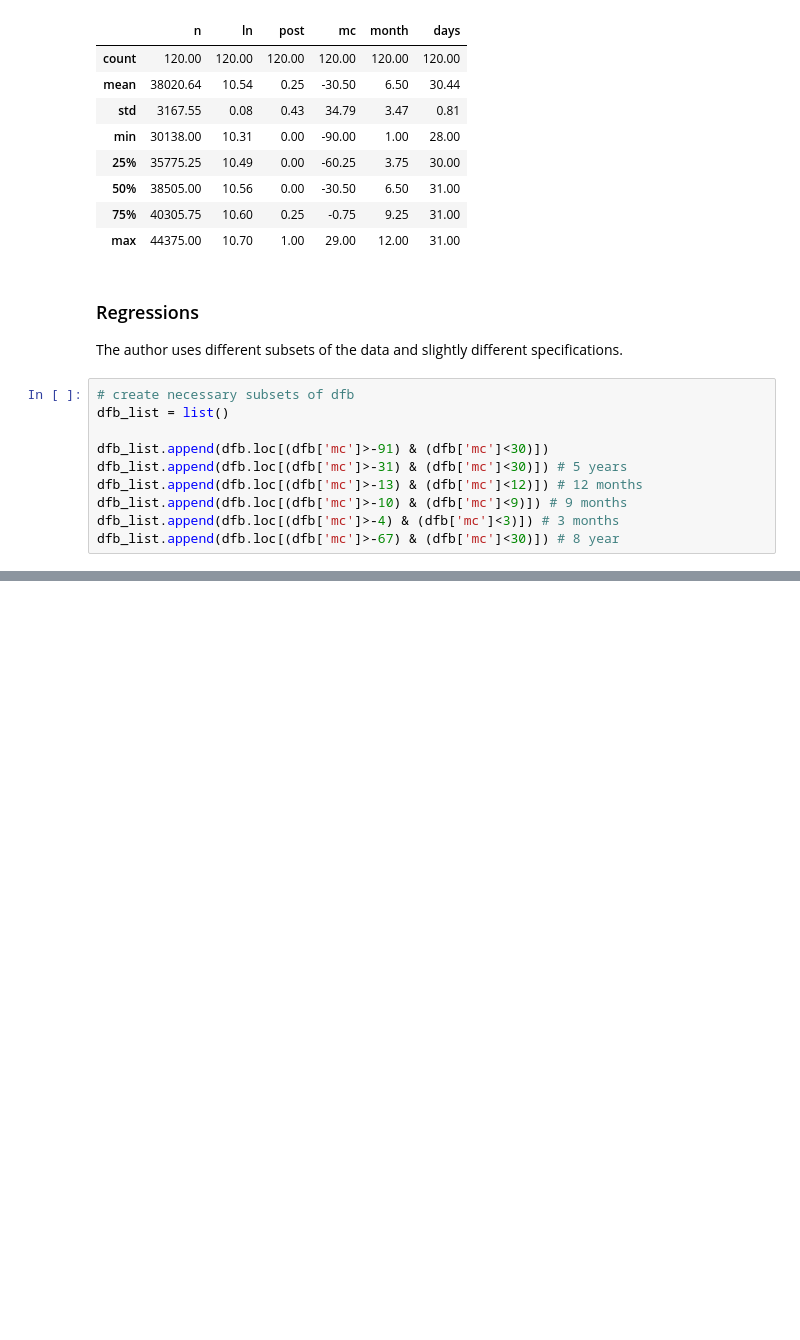
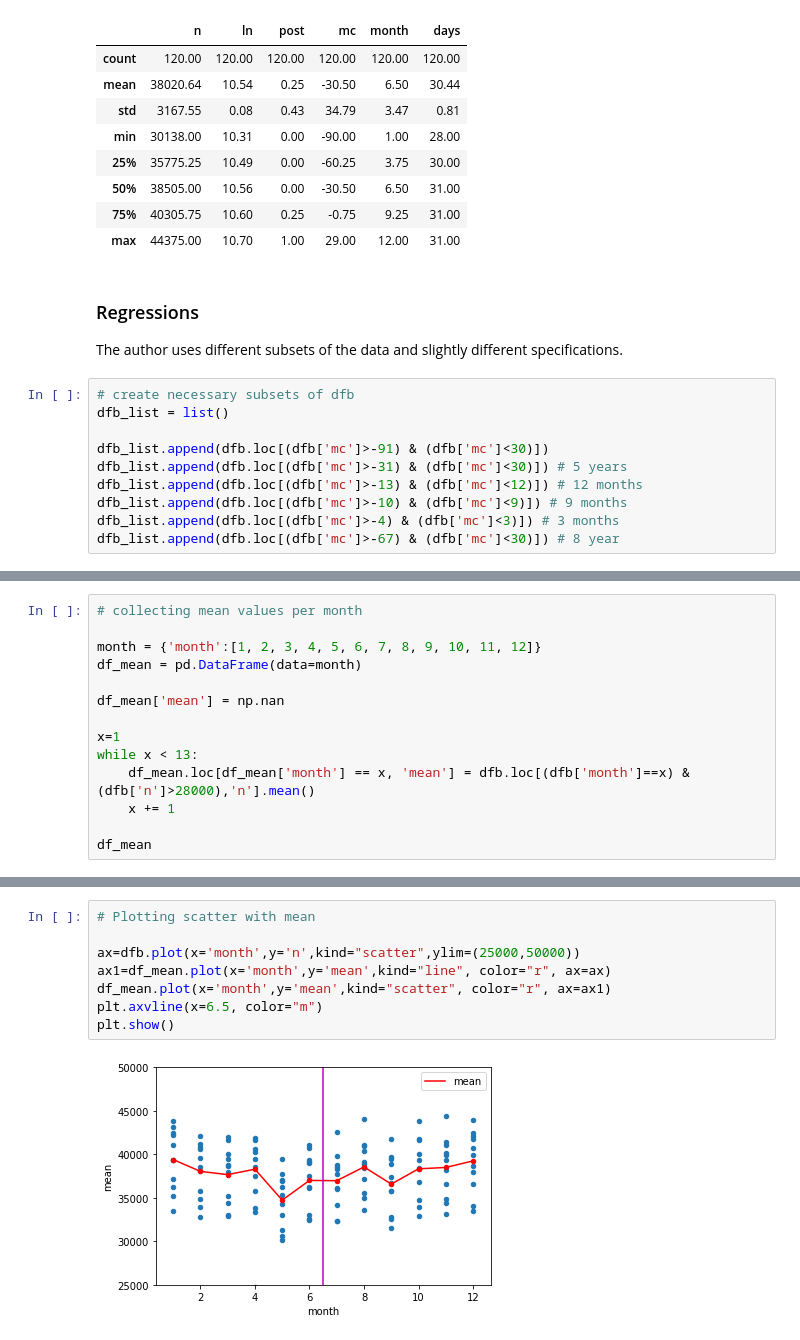
Before and after one commit to marclipfert/student-project-antonia-marc, a Jupyter notebook: student_project_Antonia_Marc.ipynb, the cells around one changed output, grey strips where cells are left out. Cells and saved outputs as stored; diff of their text form; blank space fills up the shorter version.

```diff
--- a/student_project_Antonia_Marc.ipynb
+++ b/student_project_Antonia_Marc.ipynb
@@ -294,0 +332,14 @@ dfb_list.append(dfb.loc[(dfb['mc']>-67) & (dfb['mc']<30)]) # 8 year
+# %%
+# collecting mean values per month
+
+month = {'month':[1, 2, 3, 4, 5, 6, 7, 8, 9, 10, 11, 12]}
+df_mean = pd.DataFrame(data=month)
+
+df_mean['mean'] = np.nan
+
+x=1
+while x < 13:
+    df_mean.loc[df_mean['month'] == x, 'mean'] = dfb.loc[(dfb['month']==x) & (dfb['n']>28000),'n'].mean()
+    x += 1
+
+df_mean
@@ -294,0 +360,10 @@ dfb_list.append(dfb.loc[(dfb['mc']>-67) & (dfb['mc']<30)]) # 8 year
+# %%
+# Plotting scatter with mean
+
+ax=dfb.plot(x='month',y='n',kind="scatter",ylim=(25000,50000))
+ax1=df_mean.plot(x='month',y='mean',kind="line", color="r", ax=ax)
+df_mean.plot(x='month',y='mean',kind="scatter", color="r", ax=ax1)
+plt.axvline(x=6.5, color="m")
+plt.show()
+# %% [output]
+[figure, added]
```
Also changed, not shown: parts of 9 cells of this notebook.
